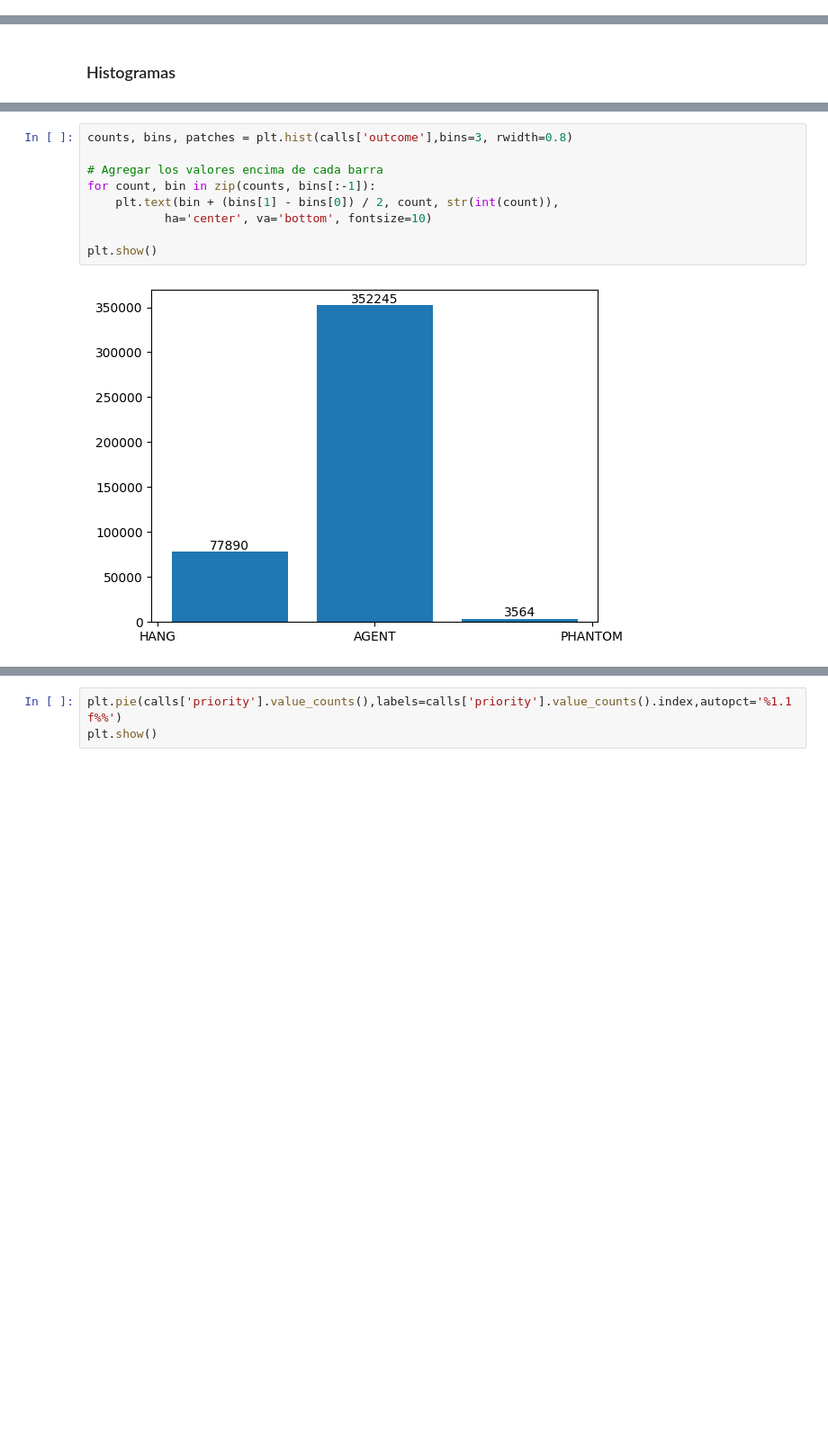
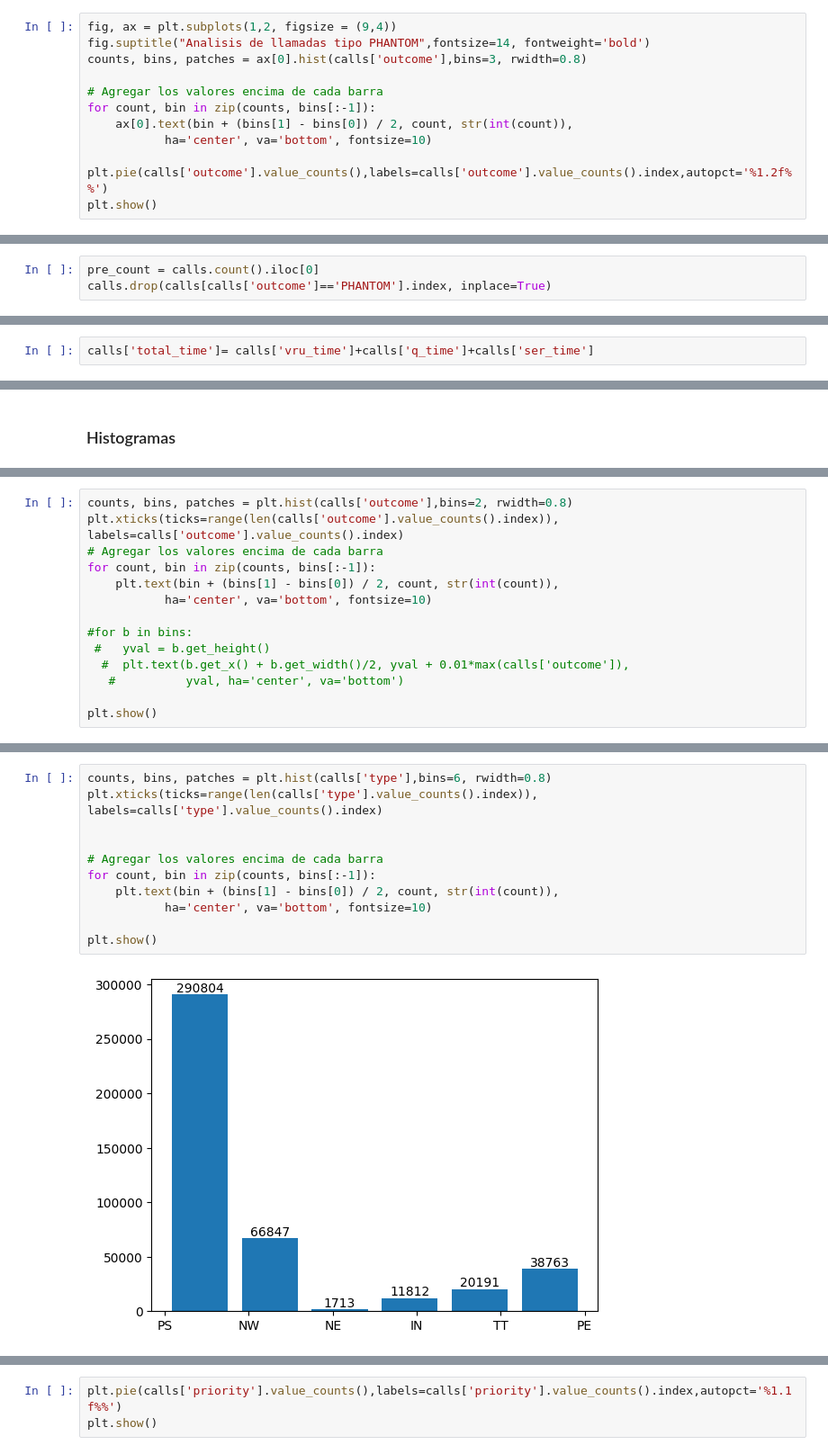
Before and after one commit to carocardenas0699/Bootcamp, a Jupyter notebook: M5/Proyecto Integrador/1 Call Center/EDA Completo.ipynb, the cells around one changed output, grey strips where cells are left out. Shown at 90% size. Saved outputs shown, nothing was run; the diff lists cells and outputs as text; blank space fills up the shorter version.

```diff
--- a/M5/Proyecto Integrador/1 Call Center/EDA Completo.ipynb
+++ b/M5/Proyecto Integrador/1 Call Center/EDA Completo.ipynb
@@ -113,0 +140,12 @@ calls
+# %%
+fig, ax = plt.subplots(1,2, figsize = (9,4))
+fig.suptitle("Analisis de llamadas tipo PHANTOM",fontsize=14, fontweight='bold')
+counts, bins, patches = ax[0].hist(calls['outcome'],bins=3, rwidth=0.8)
+
+# Agregar los valores encima de cada barra
+for count, bin in zip(counts, bins[:-1]):
+    ax[0].text(bin + (bins[1] - bins[0]) / 2, count, str(int(count)),
+           ha='center', va='bottom', fontsize=10)
+
+plt.pie(calls['outcome'].value_counts(),labels=calls['outcome'].value_counts().index,autopct='%1.2f%%')
+plt.show()
@@ -113,0 +154,3 @@ calls
+# %%
+pre_count = calls.count().iloc[0]
+calls.drop(calls[calls['outcome']=='PHANTOM'].index, inplace=True)
@@ -449,0 +512,2 @@ Quedaron 433699 registros
+# %%
+calls['total_time']= calls['vru_time']+calls['q_time']+calls['ser_time']
@@ -469,0 +562,14 @@ plt.show()
+# %%
+counts, bins, patches = plt.hist(calls['outcome'],bins=2, rwidth=0.8)
+plt.xticks(ticks=range(len(calls['outcome'].value_counts().index)), labels=calls['outcome'].value_counts().index)
+# Agregar los valores encima de cada barra
+for count, bin in zip(counts, bins[:-1]):
+    plt.text(bin + (bins[1] - bins[0]) / 2, count, str(int(count)),
+           ha='center', va='bottom', fontsize=10)
+
+#for b in bins:
+ #   yval = b.get_height()
+  #  plt.text(b.get_x() + b.get_width()/2, yval + 0.01*max(calls['outcome']),
+   #          yval, ha='center', va='bottom')
+
+plt.show()
@@ -470,12 +578,14 @@ plt.show()
 # %%
-counts, bins, patches = plt.hist(calls['outcome'],bins=3, rwidth=0.8)
+counts, bins, patches = plt.hist(calls['type'],bins=6, rwidth=0.8)
+plt.xticks(ticks=range(len(calls['type'].value_counts().index)), labels=calls['type'].value_counts().index)
+
 
 # Agregar los valores encima de cada barra
 for count, bin in zip(counts, bins[:-1]):
     plt.text(bin + (bins[1] - bins[0]) / 2, count, str(int(count)),
            ha='center', va='bottom', fontsize=10)
 
 plt.show()
 # %% [output]
-[figure, old version]
+[figure, new version]
 # %%
```
Also changed, not shown: parts of 59 cells of this notebook, 3 other files.
